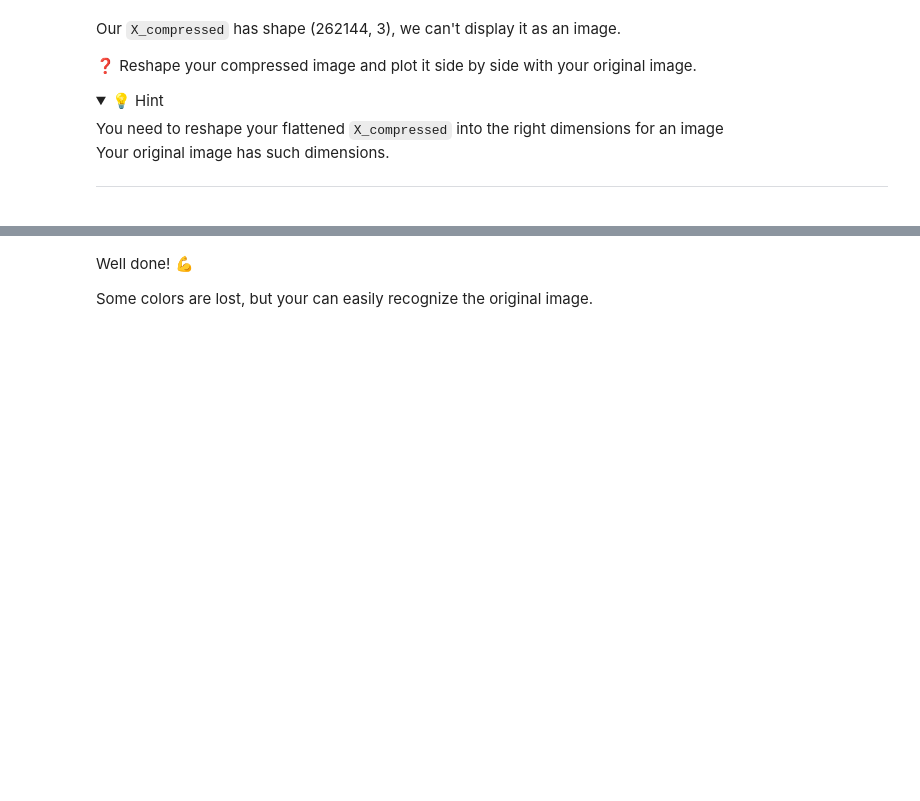
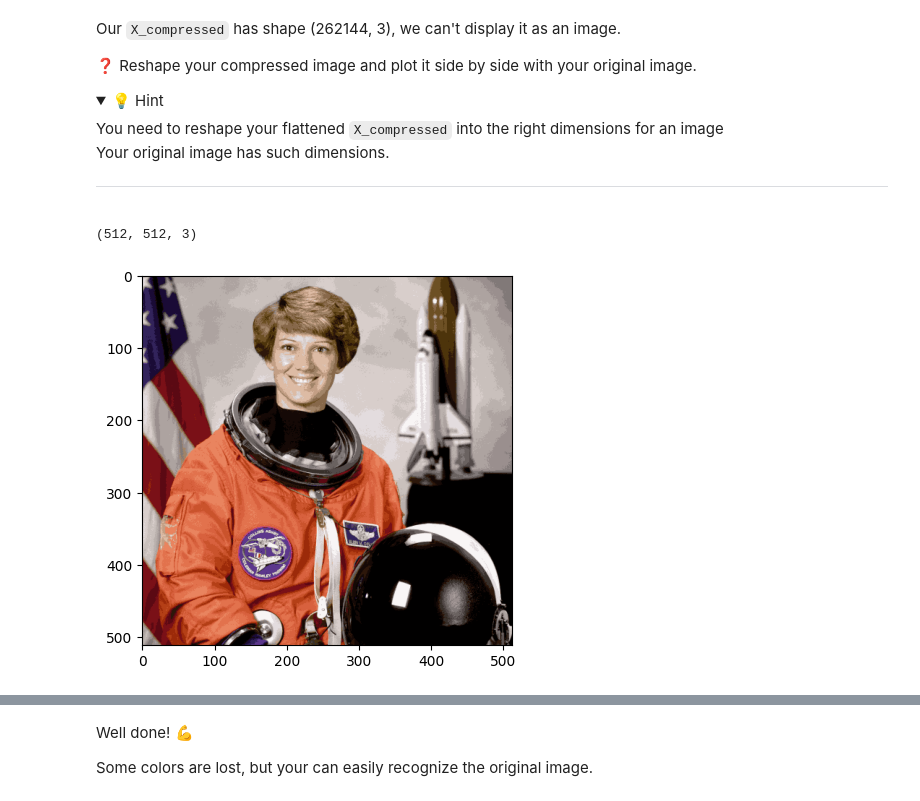
Before and after one commit to RRastronaut/data-image-compression, a Jupyter notebook: image_compression.ipynb, the cells around one changed output, grey strips where cells are left out. Cells and saved outputs as stored; diff of their text form; code cells hidden in the pictures; folded sections open; blank space fills up the shorter version.

Commit message:
finished decompressed step

```diff
--- a/image_compression.ipynb
+++ b/image_compression.ipynb
@@ -148,0 +185,6 @@ We can then use this "mean cluster color" as the RGB values for each pixel in th
+# %%
+from sklearn.cluster import KMeans
+
+# Fit K-means
+kmeans = KMeans(n_clusters=32)
+kmeans.fit(X)
@@ -177,0 +236,3 @@ You can achieve this by using only `kmeans.cluster_centers_` and `kmeans.labels_
+# %%
+X_compressed = kmeans.cluster_centers_[kmeans.labels_]
+X_compressed
@@ -185,0 +253,3 @@ Our colors in `X_compressed` are in `float64`.
+# %%
+X_compressed = X_compressed.astype("uint8")
+X_compressed
@@ -209,0 +304,9 @@ Your original image has such dimensions.
+# %%
+X_decompressed=X_compressed.reshape(img_shape[0],img_shape[1],img_shape[2])
+X_decompressed.shape
+# %% [output]
+(512, 512, 3)
+# %%
+plt.imshow(X_decompressed);X_decompressed
+# %% [output]
+[figure, added]
```
Also changed, not shown: parts of 27 cells of this notebook.
